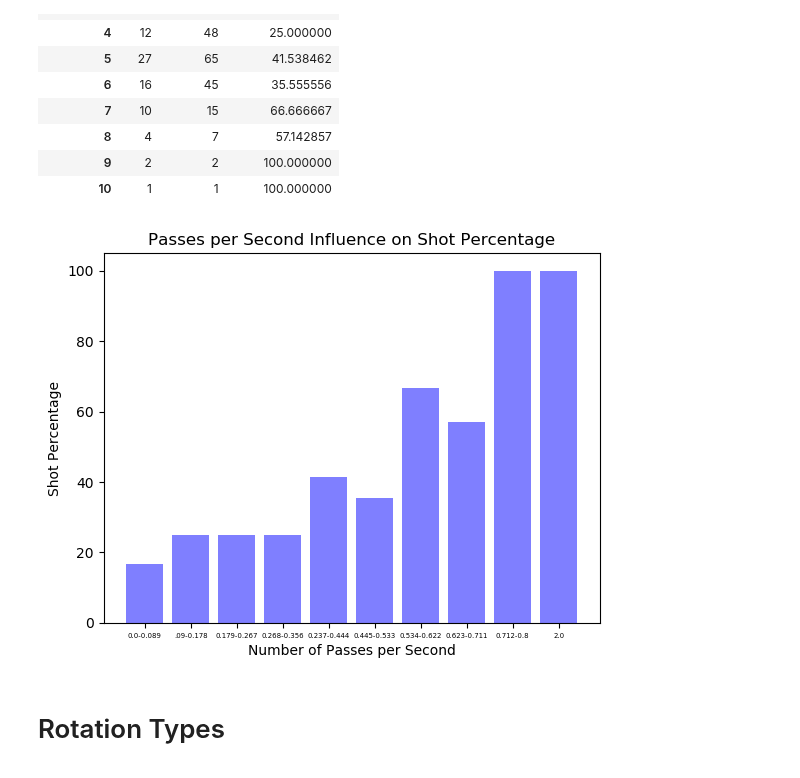
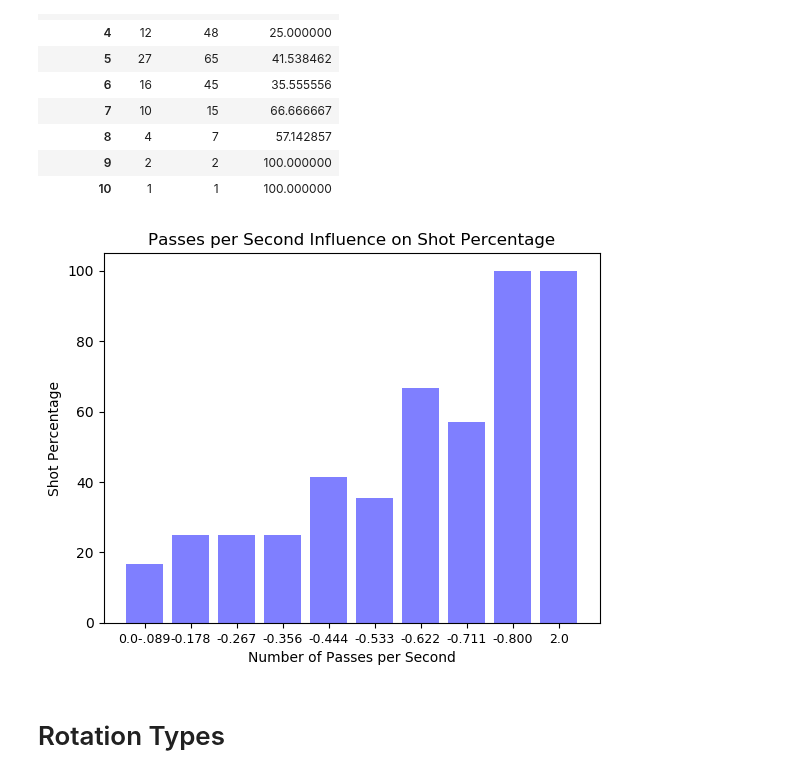
Before and after one commit to kevinshen1101/Water-Polo-Analytics, a Jupyter notebook: final_report/final_analysis.ipynb, the cells around one changed output. Cells and saved outputs as stored; diff of their text form; code cells hidden in the pictures.

```diff
--- a/final_report/final_analysis.ipynb
+++ b/final_report/final_analysis.ipynb
@@ -471,19 +469,21 @@ passes_per_second_percentage(df)
 # %%
 import matplotlib.pyplot as plt; plt.rcdefaults()
 import matplotlib.pyplot as plt
-ranges = ('0.0-0.089', '.09-0.178', '0.179-0.267', '0.268-0.356',
-        '0.237-0.444', '0.445-0.533', '0.534-0.622', '0.623-0.711', '0.712-0.8','2.0')
+#ranges = ('0.0-0.089', '.09-0.178', '0.179-0.267', '0.268-0.356',
+#        '0.357-0.444', '0.445-0.533', '0.534-0.622', '0.623-0.711', '0.712-0.8','2.0')
+ranges = ('0.0-.089', '-0.178', '-0.267', '-0.356',
+        '-0.444', '-0.533', '-0.622', '-0.711', '-0.800','2.0')
 pos = np.arange(len(ranges))
 bar_width = .5
 plt.bar(pos, passes_per_second_percentage(df)['Goal_Percentage'],align='center', alpha=0.5, color = 'b')
-plt.xticks(pos, ranges, fontsize=5)
+plt.xticks(pos, ranges, fontsize=9)
 plt.ylabel('Shot Percentage')
 plt.title('Passes per Second Influence on Shot Percentage')
 plt.xlabel('Number of Passes per Second')
 
 plt.show()
 # %% [output]
-[figure, old version]
+[figure, new version]
 # %% [markdown]
 # Rotation Types
 # %%
```
Also changed, not shown: parts of 9 cells of this notebook, 1 other file.
